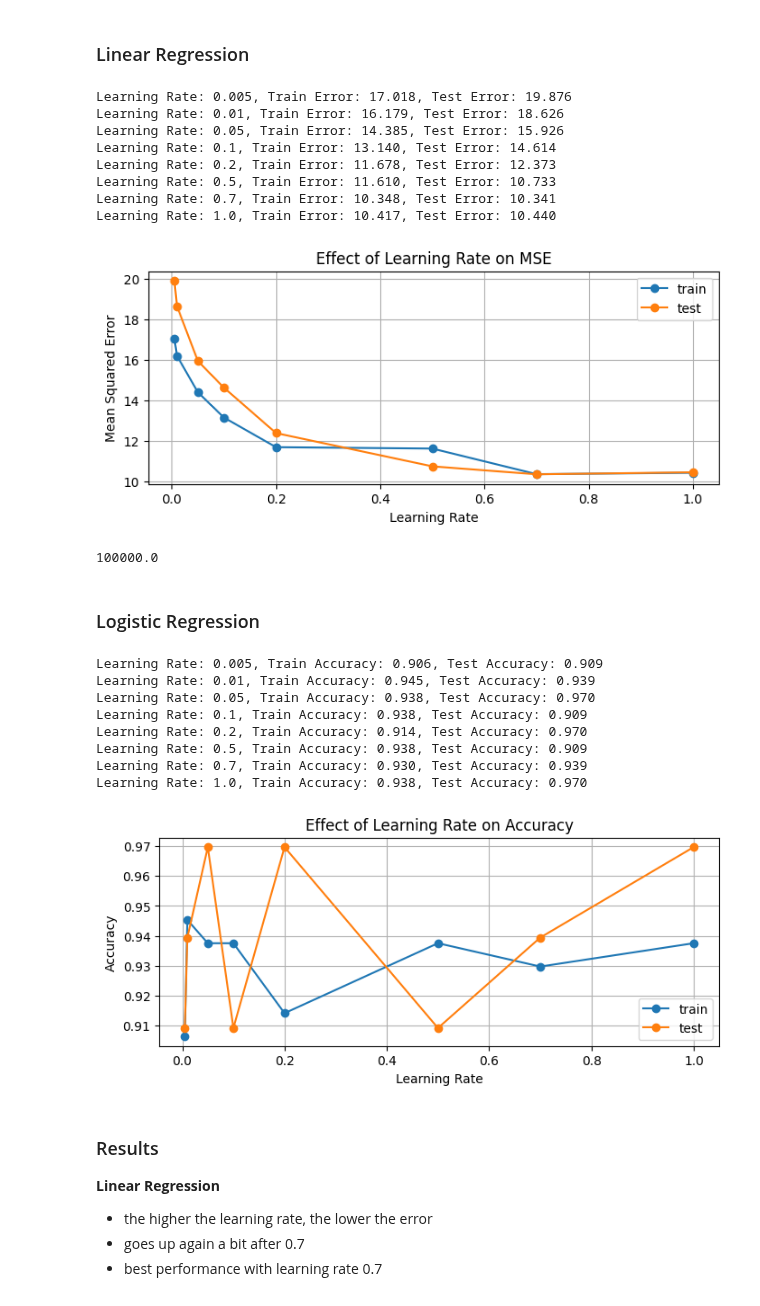
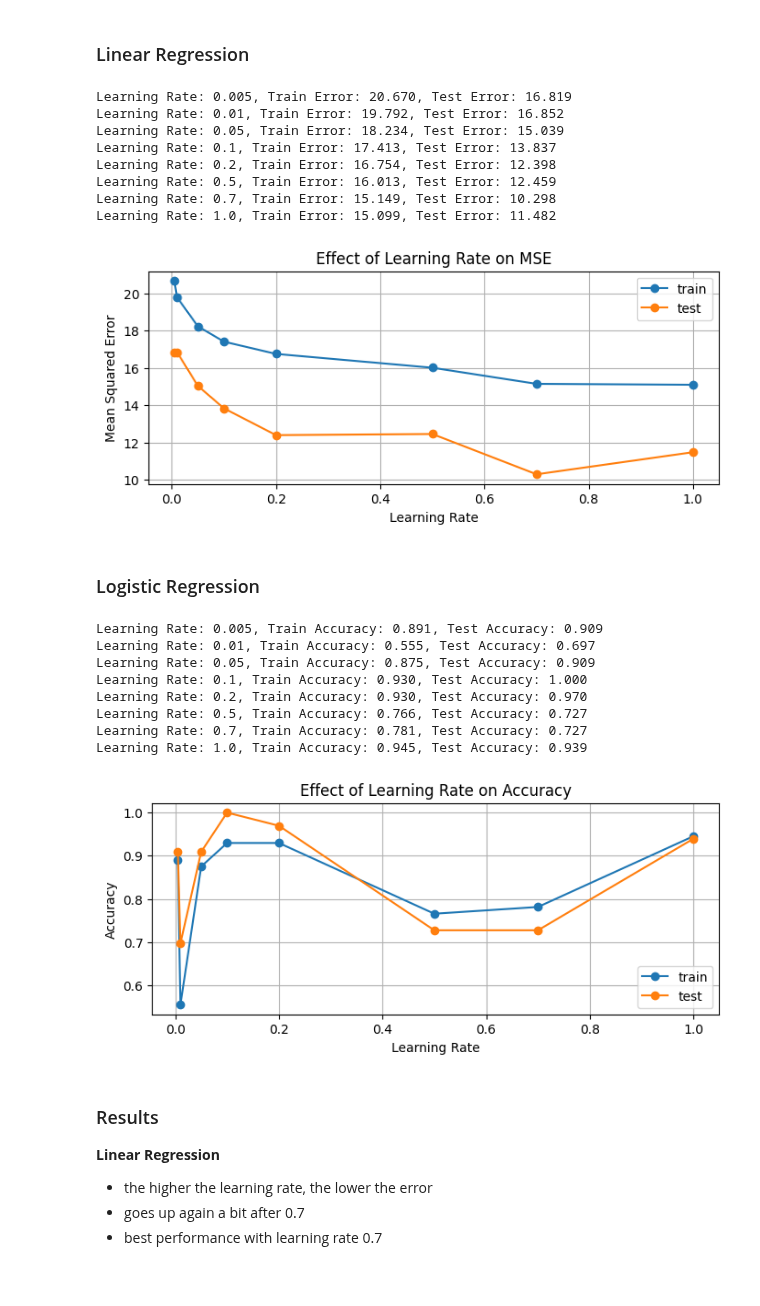
Before and after one commit to j-c-carr/Real-Estate-and-Wine-Quality-Prediction, a Jupyter notebook: experiments_test.ipynb, the cells around one changed output. Cells and saved outputs as stored; diff of their text form; code cells hidden in the pictures.

```diff
--- a/experiments_test.ipynb
+++ b/experiments_test.ipynb
@@ -501,11 +527,12 @@ X_housing_train, X_housing_test = min_max_scale(X_housing_train, X_housing_test)
 ### Linear Regression
 # %%
 OPTIMIZER_KWARGS = {
-    'max_iters': 4e4,
     'learning_rate': 0.1,
-    'verbose': False}
+    'max_iters': 1e4,
+    'verbose': False
+}
 
-batch_sizes = [1, 4, 8, 16, 32, 64, 128, X_housing_train.shape[0]]
+batch_sizes = [1, 4, 8, 16, 32, 64, X_housing_train.shape[0]]
 
 sgd_train_errors = []
 sgd_test_errors = []
@@ -540,8 +566,9 @@ Batch Size: 266, Train Error: 14.328, Test Error: 17.486, Convergence Speed: 3.7
 # %%
 OPTIMIZER_KWARGS = {
     'max_iters': 4e4,
-    'learning_rate': 0.05,
-    'verbose': False}
+    'learning_rate': 0.1,
+    'verbose': False
+    }
 
 batch_sizes = [8, 16, 32, 64, X_wine_train.shape[0]]
 
@@ -602,12 +629,12 @@ wine_df_cleaned = remove_outliers(wine_df, factor=IQR_FACTOR)
 ### Data Splitting ###
 # perform train test split
 X_housing_train, X_housing_test, y_housing_train, y_housing_test = train_test_split(housing_df_cleaned.drop(['MEDV'], axis=1).to_numpy(),
-                                                                                    housing_df_cleaned.MEDV.to_numpy().reshape(-1,1), test_size=TEST_SIZE)
+                                                                                    housing_df_cleaned.MEDV.to_numpy().reshape(-1,1),
+                                                                                    test_size=TEST_SIZE, random_state=SEED)
 
 one_hot_wine_classes = pd.get_dummies(wine_df_cleaned['class']).to_numpy(dtype=int)
 X_wine_train, X_wine_test, y_wine_train, y_wine_test = train_test_split(wine_df_cleaned.drop(['class'], axis=1).to_numpy(),
-                                                                        one_hot_wine_classes,
-                                                                        test_size=TEST_SIZE)
+                                                                        one_hot_wine_classes, test_size=TEST_SIZE, random_state=SEED)
 
 
 ### Data Normalization ###
@@ -619,9 +646,9 @@ X_housing_train, X_housing_test = min_max_scale(X_housing_train, X_housing_test)
 # %%
 OPTIMIZER_KWARGS = {
     'batch_size': 32,
-    'max_iters': 1e5,
+    'max_iters': 1e4,
     'verbose': False
-    }
+}
 LEARNING_RATES = [0.005, 0.01, 0.05, 0.1, 0.2, 0.5, 0.7, 1.0]
 
 train_errors = []
@@ -650,64 +677,60 @@ plt.title('Effect of Learning Rate on MSE')
 plt.grid(True)
 plt.show()
 # %% [output]
-Learning Rate: 0.005, Train Error: 17.018, Test Error: 19.876
-Learning Rate: 0.01, Train Error: 16.179, Test Error: 18.626
-Learning Rate: 0.05, Train Error: 14.385, Test Error: 15.926
-Learning Rate: 0.1, Train Error: 13.140, Test Error: 14.614
-Learning Rate: 0.2, Train Error: 11.678, Test Error: 12.373
-Learning Rate: 0.5, Train Error: 11.610, Test Error: 10.733
-Learning Rate: 0.7, Train Error: 10.348, Test Error: 10.341
-Learning Rate: 1.0, Train Error: 10.417, Test Error: 10.440
+Learning Rate: 0.005, Train Error: 20.670, Test Error: 16.819
+Learning Rate: 0.01, Train Error: 19.792, Test Error: 16.852
+Learning Rate: 0.05, Train Error: 18.234, Test Error: 15.039
+Learning Rate: 0.1, Train Error: 17.413, Test Error: 13.837
+Learning Rate: 0.2, Train Error: 16.754, Test Error: 12.398
+Learning Rate: 0.5, Train Error: 16.013, Test Error: 12.459
+Learning Rate: 0.7, Train Error: 15.149, Test Error: 10.298
+Learning Rate: 1.0, Train Error: 15.099, Test Error: 11.482
-[figure, old version]
+[figure, new version]
-# %%
-print(1e5)
-# %% [output]
-100000.0
 # %% [markdown]
 ### Logistic Regression
 # %%
 OPTIMIZER_KWARGS = {
-    'batch_size': 64,
-    'max_iters': 1e5,
+    'batch_size': 16,
+    'max_iters': 4e4,
     'verbose': False
     }
 LEARNING_RATES = [0.005, 0.01, 0.05, 0.1, 0.2, 0.5, 0.7, 1.0]
 
 train_accuracies = []
 test_accuracies = []
 
 for lr in LEARNING_RATES:
     log_reg = LogisticRegression()
 
     log_reg.fit(X_wine_train, y_wine_train, optimizer_class=StochasticGradientDescent, learning_rate=lr, **OPTIMIZER_KWARGS)
 
     y_preds_train = log_reg.predict(X_wine_train)
     y_preds_test = log_reg.predict(X_wine_test)
     train_accuracies.append(accuracy_score(y_wine_train, y_preds_train))
     test_accuracies.append(accuracy_score(y_wine_test, y_preds_test))
 
     print(f"Learning Rate: {lr}, Train Accuracy: {train_accuracies[-1]:.3f}, Test Accuracy: {test_accuracies[-1]:.3f}")
 
 # plot results of different learning rates
 plt.figure(figsize=(8,3))
 plt.plot(LEARNING_RATES, train_accuracies, '-o',label='train')
 plt.plot(LEARNING_RATES, test_accuracies, '-o',label='test')
 plt.xlabel('Learning Rate')
 plt.ylabel('Accuracy')
 plt.legend()
 plt.title('Effect of Learning Rate on Accuracy')
 plt.grid(True)
 plt.show()
 # %% [output]
-Learning Rate: 0.005, Train Accuracy: 0.906, Test Accuracy: 0.909
-Learning Rate: 0.01, Train Accuracy: 0.945, Test Accuracy: 0.939
-Learning Rate: 0.05, Train Accuracy: 0.938, Test Accuracy: 0.970
-Learning Rate: 0.1, Train Accuracy: 0.938, Test Accuracy: 0.909
-Learning Rate: 0.2, Train Accuracy: 0.914, Test Accuracy: 0.970
-Learning Rate: 0.5, Train Accuracy: 0.938, Test Accuracy: 0.909
-Learning Rate: 0.7, Train Accuracy: 0.930, Test Accuracy: 0.939
-Learning Rate: 1.0, Train Accuracy: 0.938, Test Accuracy: 0.970
+Learning Rate: 0.005, Train Accuracy: 0.891, Test Accuracy: 0.909
+Learning Rate: 0.01, Train Accuracy: 0.555, Test Accuracy: 0.697
+Learning Rate: 0.05, Train Accuracy: 0.875, Test Accuracy: 0.909
+Learning Rate: 0.1, Train Accuracy: 0.930, Test Accuracy: 1.000
+Learning Rate: 0.2, Train Accuracy: 0.930, Test Accuracy: 0.970
+Learning Rate: 0.5, Train Accuracy: 0.766, Test Accuracy: 0.727
+Learning Rate: 0.7, Train Accuracy: 0.781, Test Accuracy: 0.727
+Learning Rate: 1.0, Train Accuracy: 0.945, Test Accuracy: 0.939
-[figure, old version]
+[figure, new version]
 # %% [markdown]
 ### Results
 
```
Also changed, not shown: parts of 20 cells of this notebook.
